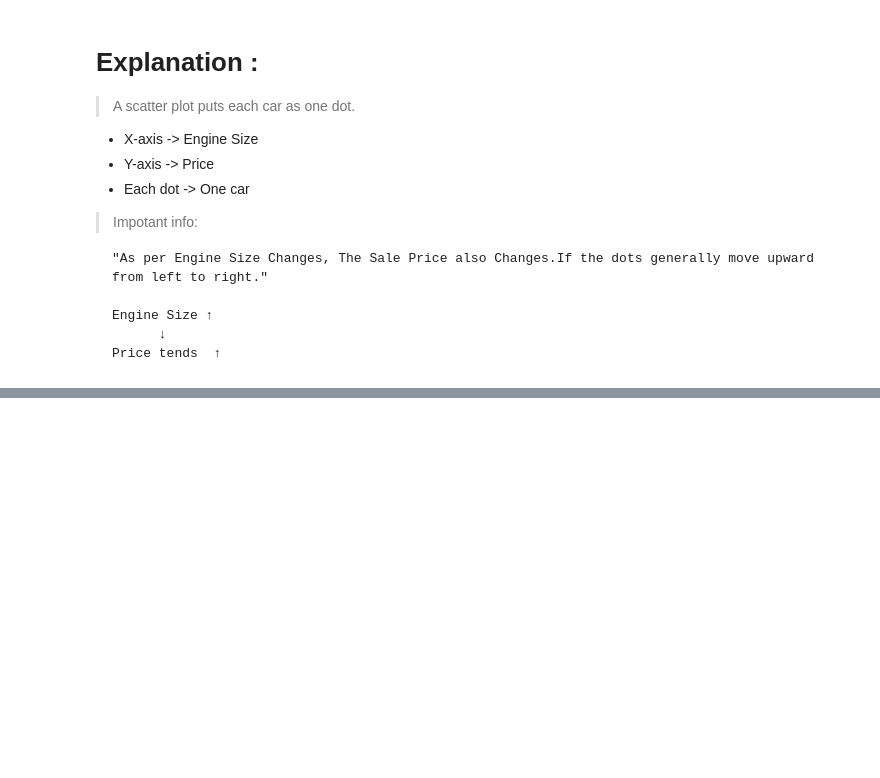
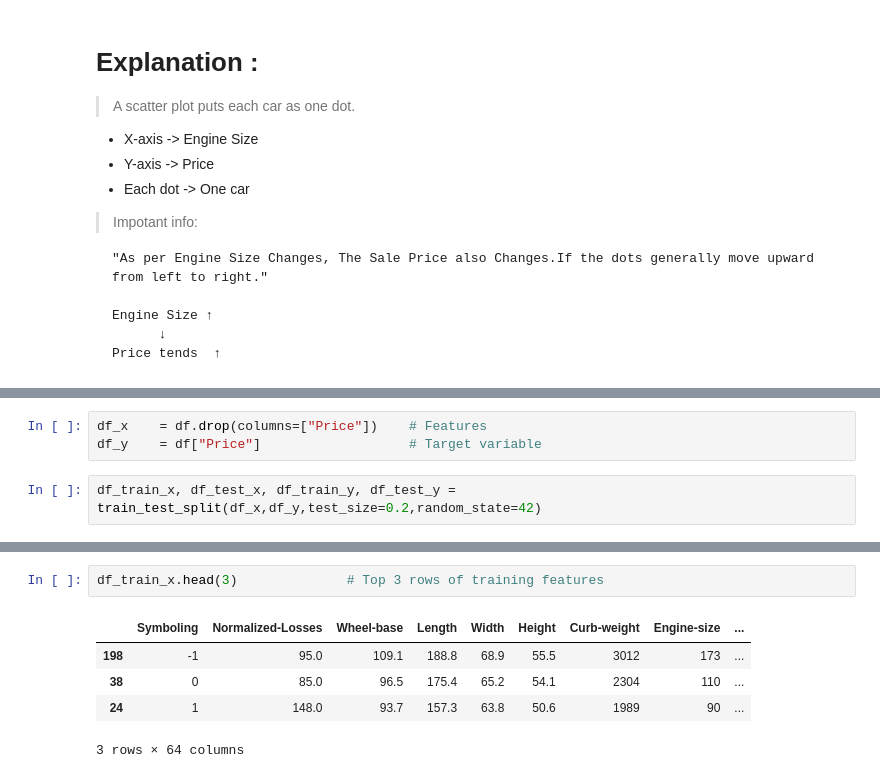
Before and after one commit to harshaslekar5968-crypto/Auto_Price_Prediction_Project, a Jupyter notebook: Auto_Price_Prediction_Model.ipynb, the cells around one changed output, grey strips where cells are left out. Cells and saved outputs as stored; diff of their text form; blank space fills up the shorter version.

Commit message:
Update auto price prediction model

```diff
--- a/Auto_Price_Prediction_Model.ipynb
+++ b/Auto_Price_Prediction_Model.ipynb
@@ -273,0 +360,5 @@ plt.show()
+# %%
+df_x    = df.drop(columns=["Price"])    # Features
+df_y    = df["Price"]                   # Target variable
+# %%
+df_train_x, df_test_x, df_train_y, df_test_y = train_test_split(df_x,df_y,test_size=0.2,random_state=42)
@@ -273,0 +373,8 @@ plt.show()
+# %%
+df_train_x.head(3)              # Top 3 rows of training features
+# %% [output]
+|  | Symboling | Normalized-Losses | Wheel-base | Length | Width | Height | Curb-weight | Engine-size | ... |
+| 198 | -1 | 95.0 | 109.1 | 188.8 | 68.9 | 55.5 | 3012 | 173 | ... |
+| 38 | 0 | 85.0 | 96.5 | 175.4 | 65.2 | 54.1 | 2304 | 110 | ... |
+| 24 | 1 | 148.0 | 93.7 | 157.3 | 63.8 | 50.6 | 1989 | 90 | ... |
+3 rows × 64 columns
```
Also changed, not shown: parts of 20 cells of this notebook.
